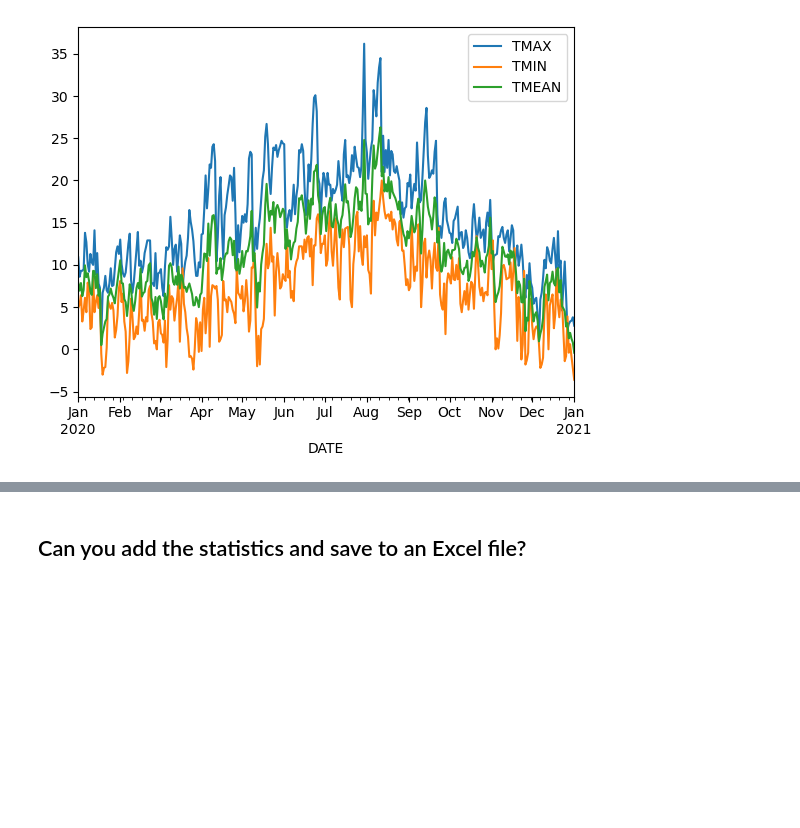
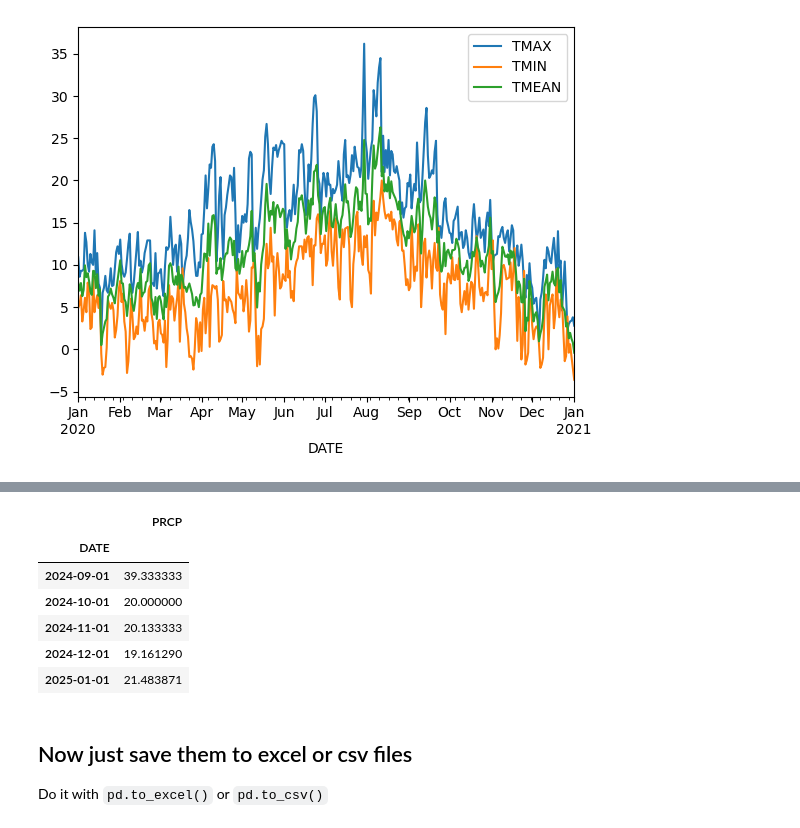
Before and after one commit to JosePedroMatos/SHU_hydrology, a Jupyter notebook: Working with monthly data.ipynb, the cells around one changed output, grey strips where cells are left out. Drawn from its saved outputs; the diff is of its cells as text; code cells hidden in the pictures; blank space fills up the shorter version.

```diff
--- a/Working with monthly data.ipynb
+++ b/Working with monthly data.ipynb
@@ -193,2 +112,0 @@ joint.tail(10)
-# %% [markdown]
-## Can you add the statistics and save to an Excel file?
@@ -196,0 +113,14 @@ joint.iloc[-7:,:].transpose().to_csv('precipitation_yearly.csv')
+# %%
+monthly_precipitation_data = my_data.loc[:, ['PRCP']].resample('MS').mean().dropna()
+monthly_precipitation_data.tail(5)
+# %% [output]
+|  | PRCP |
+| DATE |  |
+| 2024-09-01 | 39.333333 |
+| 2024-10-01 | 20.000000 |
+| 2024-11-01 | 20.133333 |
+| 2024-12-01 | 19.161290 |
+| 2025-01-01 | 21.483871 |
+# %% [markdown]
+## Now just save them to excel or csv files
+Do it with `pd.to_excel()` or `pd.to_csv()`
```
Also changed, not shown: parts of 13 cells of this notebook, 2 other files.
